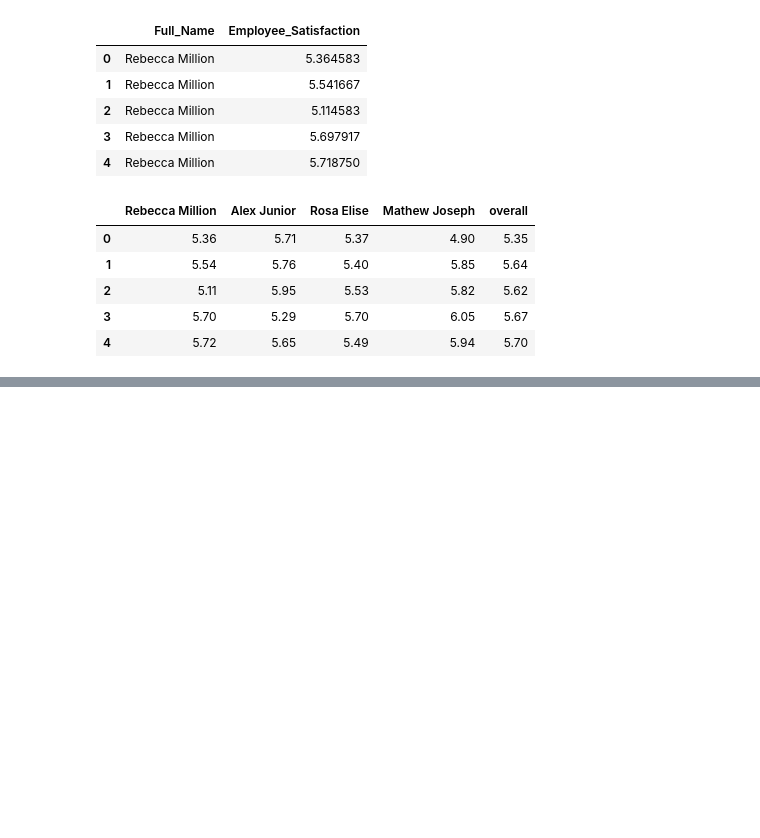
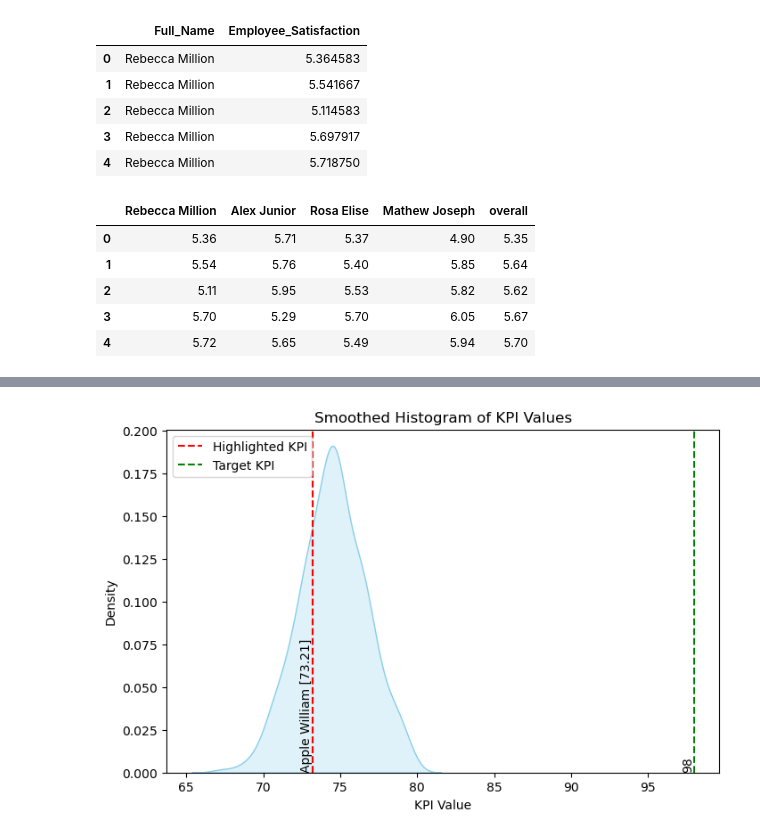
Before and after one commit to aswinselva04/researchnotebooks, a Jupyter notebook: stepwise/ExperienceFlow.ipynb, the cells around one changed output, grey strips where cells are left out. Saved outputs shown, nothing was run; the diff lists cells and outputs as text; code cells hidden in the pictures; blank space fills up the shorter version.

```diff
--- a/stepwise/ExperienceFlow.ipynb
+++ b/stepwise/ExperienceFlow.ipynb
@@ -279,0 +440,8 @@ def increase_value(row):
+# %%
+column_scale_dict = {
+        "Member_Retention": {"type":"percentage", "target":98, "min":0, "max":98},
+        "Employee_Retention": {"type": "percentage", "target":95, "min": 0, "max": 95},
+        "Member_Satisfaction_NPS": {"type" : "percentage", "target":80, "min":0, "max": 80},
+        "Fraud_Rate": {"type" : "fraction","target":0.2, "min":0, "max": 1},
+        "Employee_Satisfaction": {"type": "rating","target":8, "min":0 , "max":8}
+}
@@ -279,0 +484,4 @@ def increase_value(row):
+# %%
+kpi_employee_df = pd.merge(kpi_data, emp_man[['Emp_Id', 'Full_Name',
+                                         ]], on='Emp_Id')
+kpi_emp_grouped_df = kpi_employee_df[["Full_Name","Member_Retention"]].groupby(by='Full_Name').mean().reset_index()
@@ -279,0 +497,23 @@ def increase_value(row):
+# %%
+import seaborn as sns
+import matplotlib.pyplot as plt
+
+
+kpi_values = kpi_emp_grouped_df['Member_Retention'].values
+highlighted_kpi = round(kpi_emp_grouped_df[kpi_emp_grouped_df['Full_Name']=='Apple William']['Member_Retention'],2).values
+target_kpi = column_scale_dict['Member_Retention']['target']
+plt.figure(figsize=(8, 5))
+sns.kdeplot(kpi_values,color='skyblue', fill=True)
+plt.title('Smoothed Histogram of KPI Values')
+plt.xlabel('KPI Value')
+plt.ylabel('Density')
+
+plt.axvline(x=highlighted_kpi, color='red', linestyle='--', label='Highlighted KPI')
+plt.axvline(x=target_kpi, color='green', linestyle='--', label='Target KPI')
+plt.text(highlighted_kpi, 0, 'Apple William ' +str(highlighted_kpi), rotation=90, verticalalignment='bottom', horizontalalignment='right')
+plt.text(target_kpi, 0, str(target_kpi), rotation=90, verticalalignment='bottom', horizontalalignment='right')
+
+plt.legend()
+plt.show()
+# %% [output]
+[figure, added]
```
Also changed, not shown: parts of 35 cells of this notebook, 6 other files.
